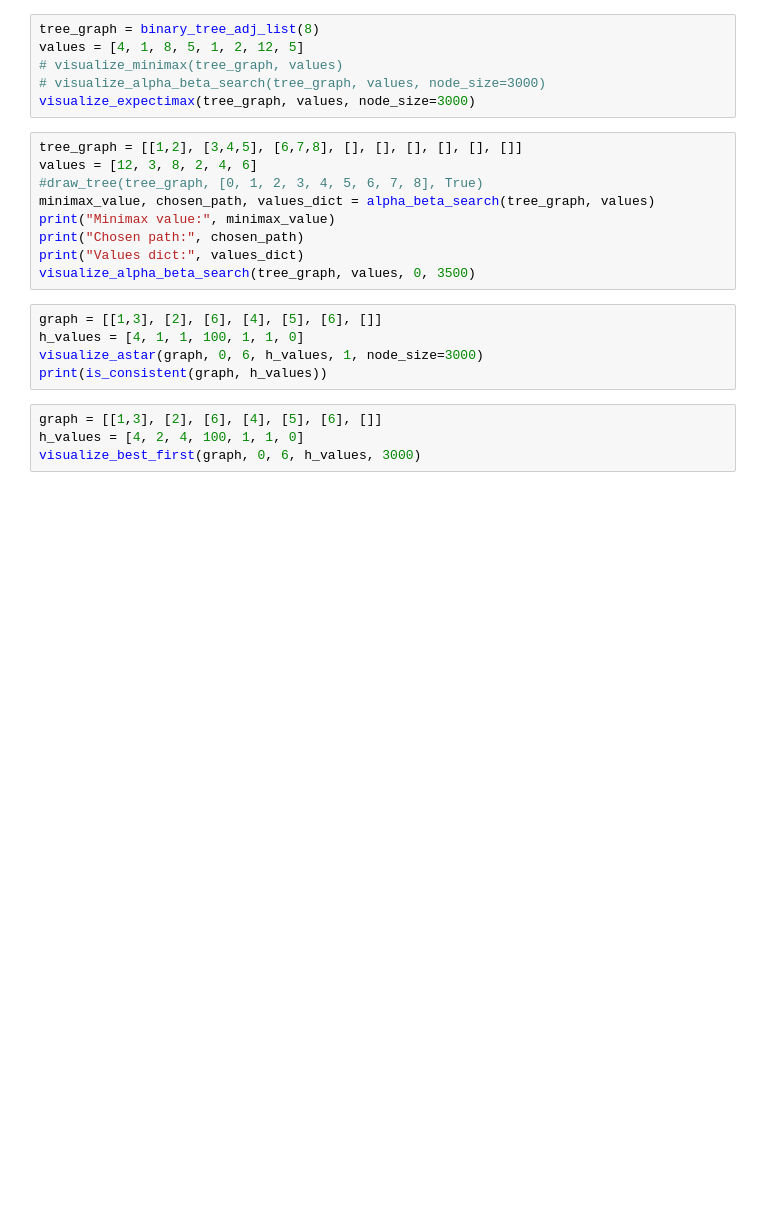
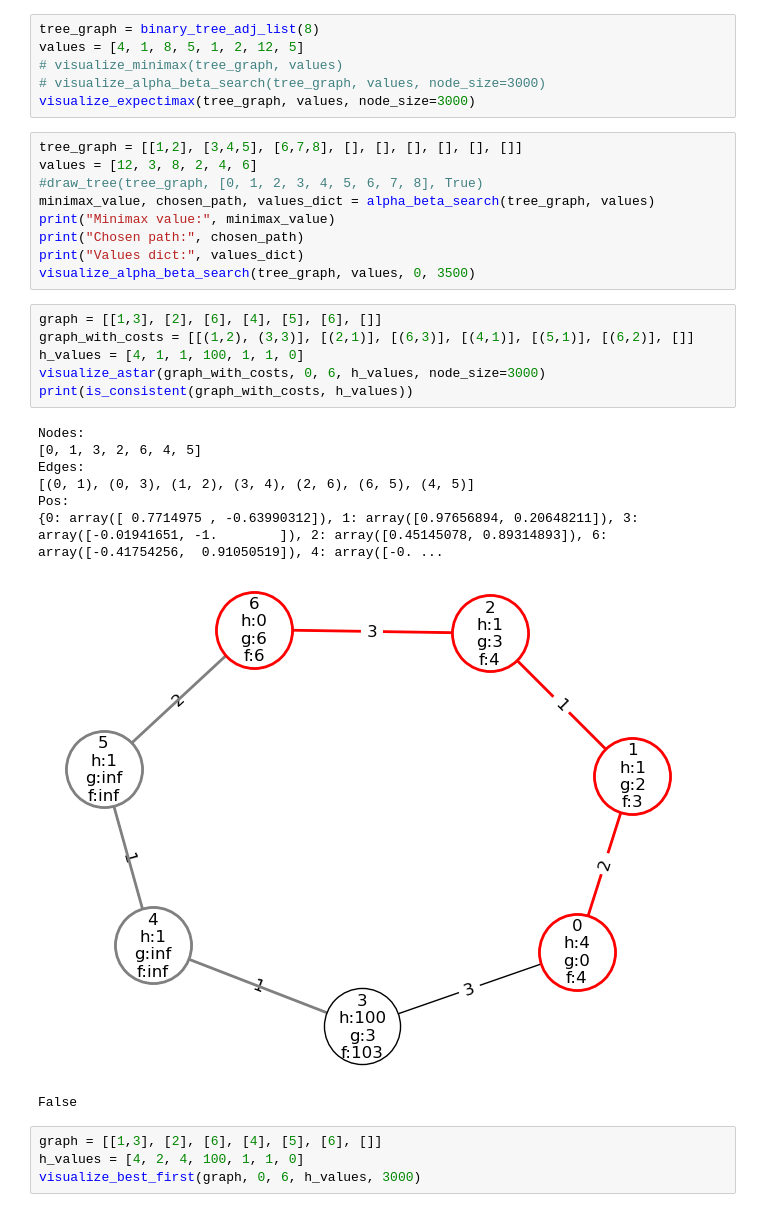
Before and after one commit to magn3144/Exam-Helper-Scripts, a Jupyter notebook: main.ipynb, the cells around one changed output. Saved outputs shown, nothing was run; the diff lists cells and outputs as text; blank space fills up the shorter version.

Commit message:
Fixed costs in astar

```diff
--- a/main.ipynb
+++ b/main.ipynb
@@ -62,9 +55,19 @@ print("Values dict:", values_dict)
 visualize_alpha_beta_search(tree_graph, values, 0, 3500)
 # %%
 graph = [[1,3], [2], [6], [4], [5], [6], []]
+graph_with_costs = [[(1,2), (3,3)], [(2,1)], [(6,3)], [(4,1)], [(5,1)], [(6,2)], []]
 h_values = [4, 1, 1, 100, 1, 1, 0]
-visualize_astar(graph, 0, 6, h_values, 1, node_size=3000)
-print(is_consistent(graph, h_values))
+visualize_astar(graph_with_costs, 0, 6, h_values, node_size=3000)
+print(is_consistent(graph_with_costs, h_values))
+# %% [output]
+Nodes:
+[0, 1, 3, 2, 6, 4, 5]
+Edges:
+[(0, 1), (0, 3), (1, 2), (3, 4), (2, 6), (6, 5), (4, 5)]
+Pos:
+{0: array([ 0.7714975 , -0.63990312]), 1: array([0.97656894, 0.20648211]), 3: array([-0.01941651, -1.        ]), 2: array([0.45145078, 0.89314893]), 6: array([-0.41754256,  0.91050519]), 4: array([-0. ...
+[figure, added]
+False
 # %%
 graph = [[1,3], [2], [6], [4], [5], [6], []]
 h_values = [4, 2, 4, 100, 1, 1, 0]
```
Also changed, not shown: parts of 1 cell of this notebook, 2 other files.
